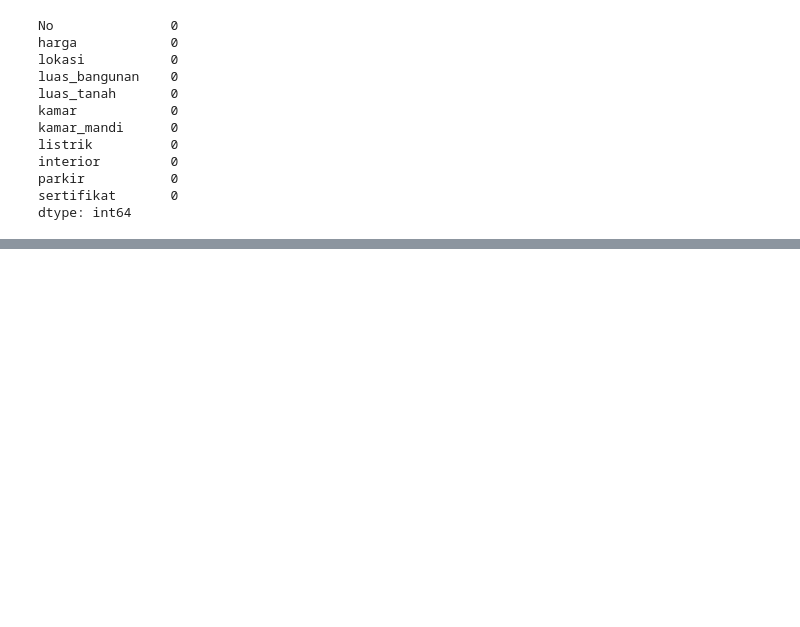
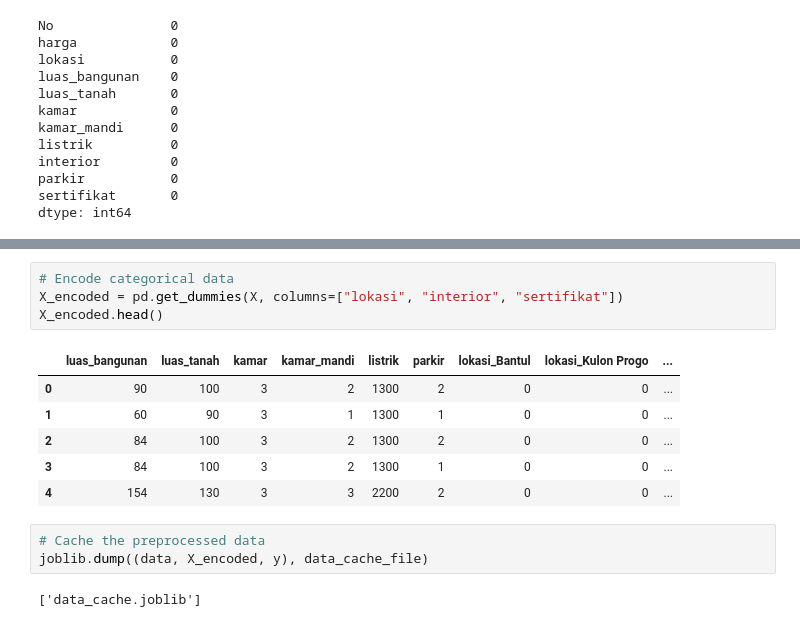
Before and after one commit to alfauzan003/housing-price-prediction-yogyakarta, a Jupyter notebook: dataTraining.ipynb, the cells around one changed output, grey strips where cells are left out. Saved outputs shown, nothing was run; the diff lists cells and outputs as text; blank space fills up the shorter version.

```diff
--- a/dataTraining.ipynb
+++ b/dataTraining.ipynb
@@ -120,0 +140,16 @@ dtype: int64
+# %%
+# Encode categorical data
+X_encoded = pd.get_dummies(X, columns=["lokasi", "interior", "sertifikat"])
+X_encoded.head()
+# %% [output]
+|  | luas_bangunan | luas_tanah | kamar | kamar_mandi | listrik | parkir | lokasi_Bantul | lokasi_Kulon Progo | ... |
+| 0 | 90 | 100 | 3 | 2 | 1300 | 2 | 0 | 0 | ... |
+| 1 | 60 | 90 | 3 | 1 | 1300 | 1 | 0 | 0 | ... |
+| 2 | 84 | 100 | 3 | 2 | 1300 | 2 | 0 | 0 | ... |
+| 3 | 84 | 100 | 3 | 2 | 1300 | 1 | 0 | 0 | ... |
+| 4 | 154 | 130 | 3 | 3 | 2200 | 2 | 0 | 0 | ... |
+# %%
+# Cache the preprocessed data
+joblib.dump((data, X_encoded, y), data_cache_file)
+# %% [output]
+['data_cache.joblib']
```
Also changed, not shown: parts of 20 cells of this notebook, 2 other files.
